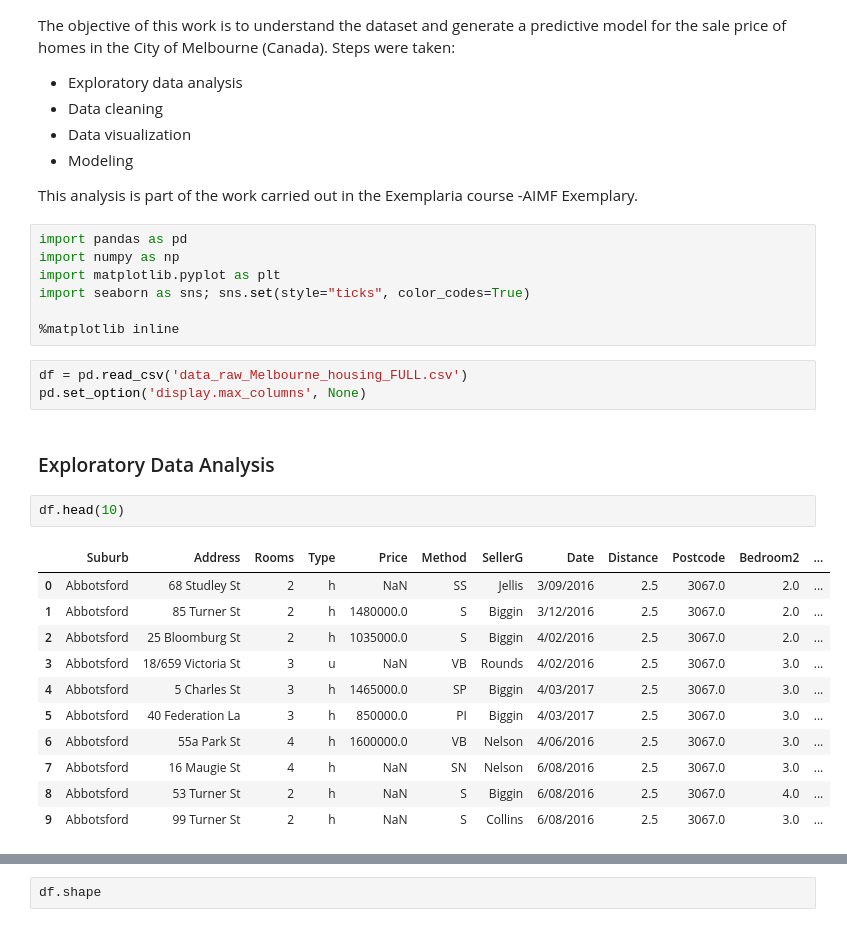
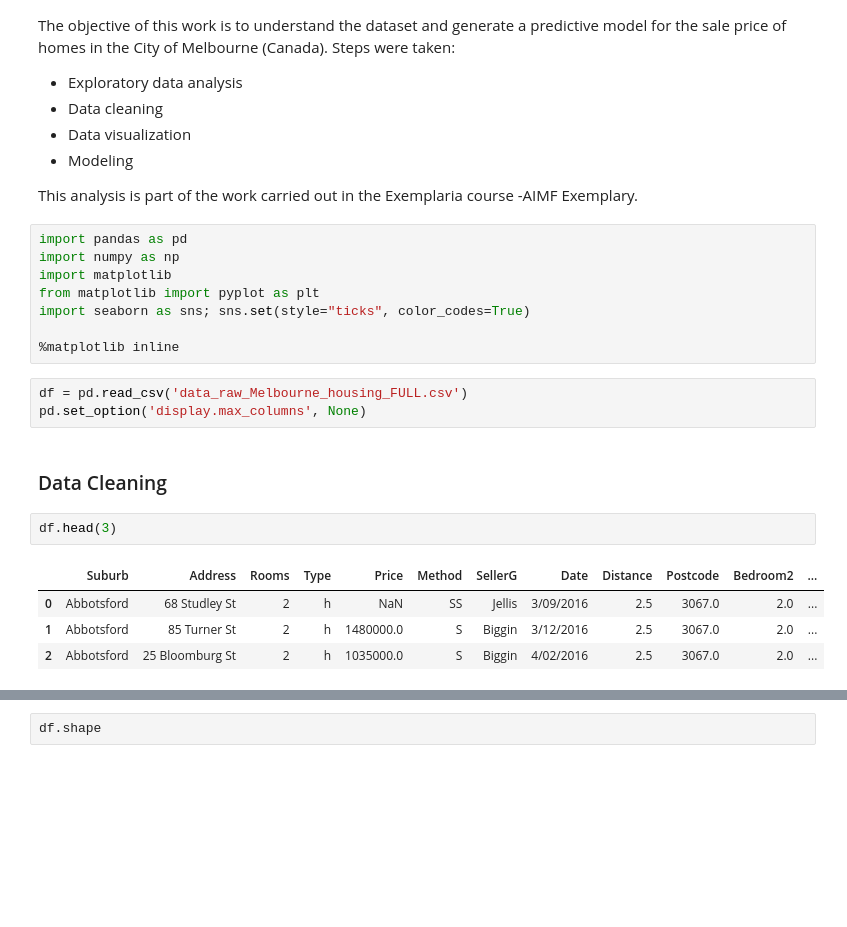
Before and after one commit to leticiapinho/melbourne-house-pricing, a Jupyter notebook: main_notebook.ipynb, the cells around one changed output, grey strips where cells are left out. Drawn from its saved outputs; the diff is of its cells as text; blank space fills up the shorter version.

Commit message:
Exploratory data analysis

```diff
--- a/main_notebook.ipynb
+++ b/main_notebook.ipynb
@@ -13,7 +13,8 @@ This analysis is part of the work carried out in the Exemplaria course -AIMF Exe
 # %%
 import pandas as pd
 import numpy as np
-import matplotlib.pyplot as plt
+import matplotlib
+from matplotlib import pyplot as plt
 import seaborn as sns; sns.set(style="ticks", color_codes=True)
 
 %matplotlib inline
@@ -21,18 +22,11 @@ import seaborn as sns; sns.set(style="ticks", color_codes=True)
 df = pd.read_csv('data_raw_Melbourne_housing_FULL.csv')
 pd.set_option('display.max_columns', None)
 # %% [markdown]
-### Exploratory Data Analysis
+###  Data Cleaning
 # %%
-df.head(10)
+df.head(3)
 # %% [output]
 |  | Suburb | Address | Rooms | Type | Price | Method | SellerG | Date | Distance | Postcode | Bedroom2 | ... |
 | 0 | Abbotsford | 68 Studley St | 2 | h | NaN | SS | Jellis | 3/09/2016 | 2.5 | 3067.0 | 2.0 | ... |
 | 1 | Abbotsford | 85 Turner St | 2 | h | 1480000.0 | S | Biggin | 3/12/2016 | 2.5 | 3067.0 | 2.0 | ... |
 | 2 | Abbotsford | 25 Bloomburg St | 2 | h | 1035000.0 | S | Biggin | 4/02/2016 | 2.5 | 3067.0 | 2.0 | ... |
-| 3 | Abbotsford | 18/659 Victoria St | 3 | u | NaN | VB | Rounds | 4/02/2016 | 2.5 | 3067.0 | 3.0 | ... |
-| 4 | Abbotsford | 5 Charles St | 3 | h | 1465000.0 | SP | Biggin | 4/03/2017 | 2.5 | 3067.0 | 3.0 | ... |
-| 5 | Abbotsford | 40 Federation La | 3 | h | 850000.0 | PI | Biggin | 4/03/2017 | 2.5 | 3067.0 | 3.0 | ... |
-| 6 | Abbotsford | 55a Park St | 4 | h | 1600000.0 | VB | Nelson | 4/06/2016 | 2.5 | 3067.0 | 3.0 | ... |
-| 7 | Abbotsford | 16 Maugie St | 4 | h | NaN | SN | Nelson | 6/08/2016 | 2.5 | 3067.0 | 3.0 | ... |
-| 8 | Abbotsford | 53 Turner St | 2 | h | NaN | S | Biggin | 6/08/2016 | 2.5 | 3067.0 | 4.0 | ... |
-| 9 | Abbotsford | 99 Turner St | 2 | h | NaN | S | Collins | 6/08/2016 | 2.5 | 3067.0 | 3.0 | ... |
```
Also changed, not shown: parts of 31 cells of this notebook, 1 other file.
